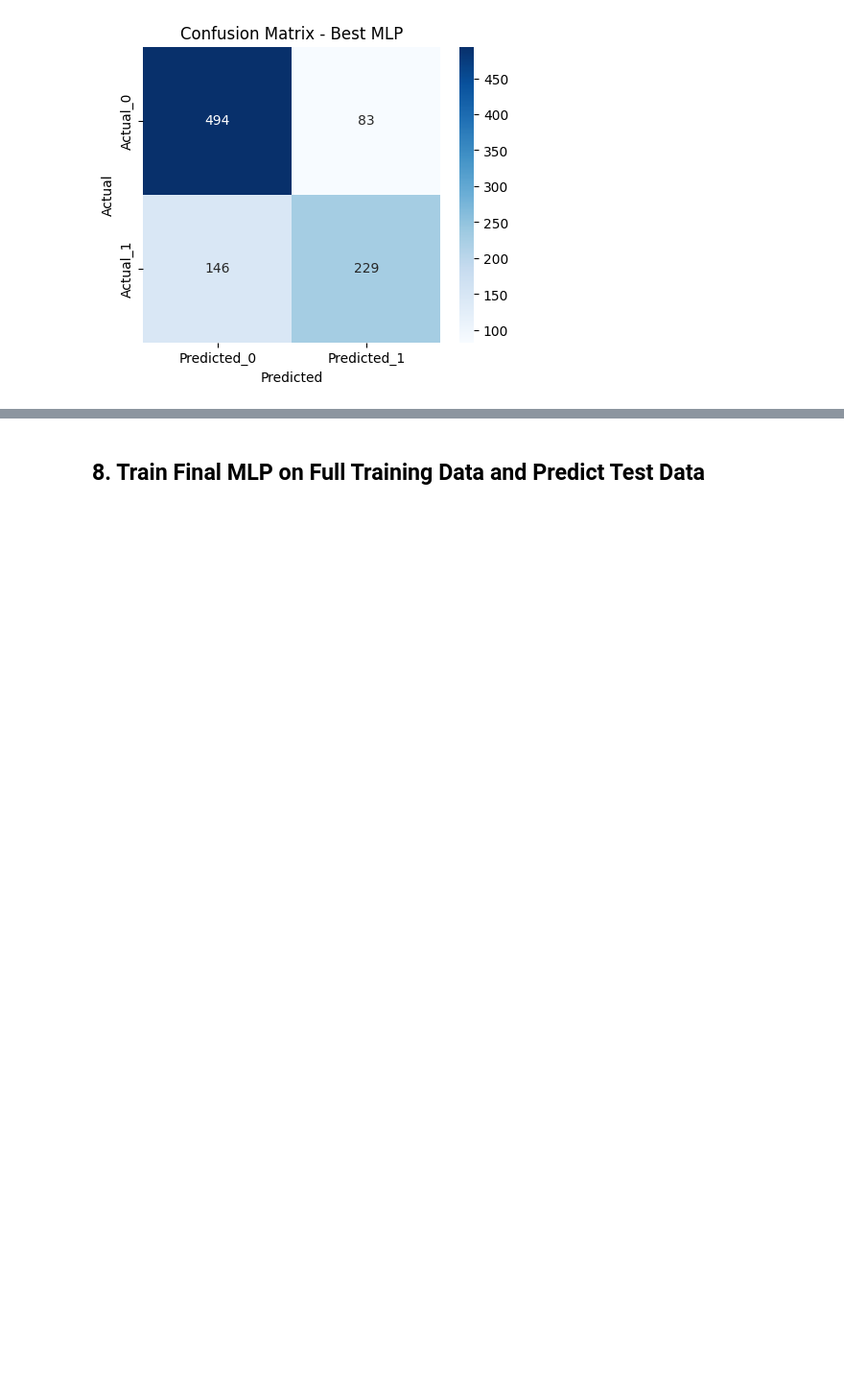
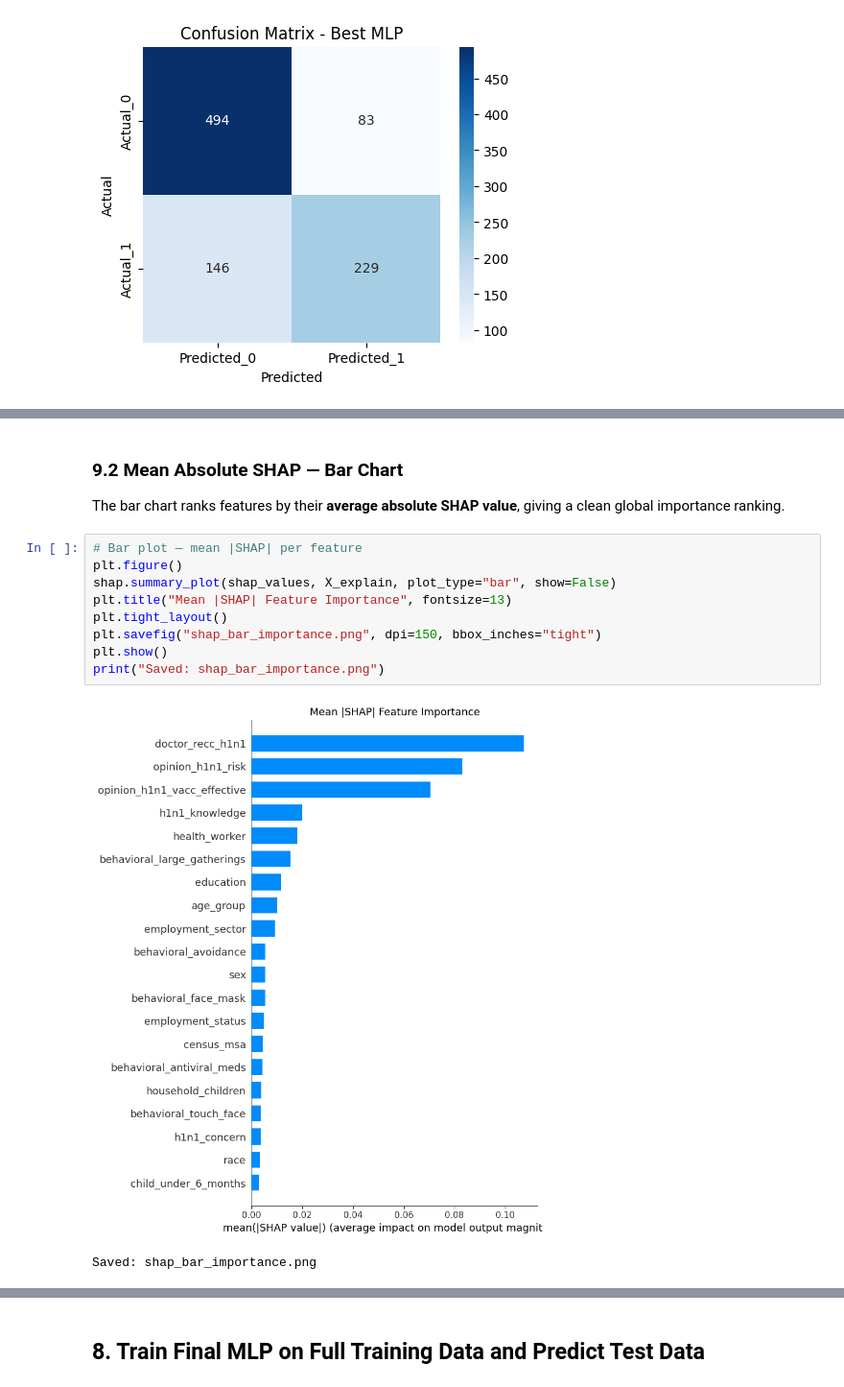
Before and after one commit to ansmalik67/nanSense-ds-hack, a Jupyter notebook: challenge_submission_group_O_order_4.ipynb, the cells around one changed output, grey strips where cells are left out. Shown at 96% size. Drawn from its saved outputs; the diff is of its cells as text; blank space fills up the shorter version.

```diff
--- a/challenge_submission_group_O_order_4.ipynb
+++ b/challenge_submission_group_O_order_4.ipynb
@@ -411,0 +476,16 @@ plt.show()
+# %% [markdown]
+### 9.2 Mean Absolute SHAP — Bar Chart
+
+The bar chart ranks features by their **average absolute SHAP value**, giving a clean global importance ranking.
+# %%
+# Bar plot — mean |SHAP| per feature
+plt.figure()
+shap.summary_plot(shap_values, X_explain, plot_type="bar", show=False)
+plt.title("Mean |SHAP| Feature Importance", fontsize=13)
+plt.tight_layout()
+plt.savefig("shap_bar_importance.png", dpi=150, bbox_inches="tight")
+plt.show()
+print("Saved: shap_bar_importance.png")
+# %% [output]
+[figure, added]
+Saved: shap_bar_importance.png
```
Also changed, not shown: parts of 13 cells of this notebook.
